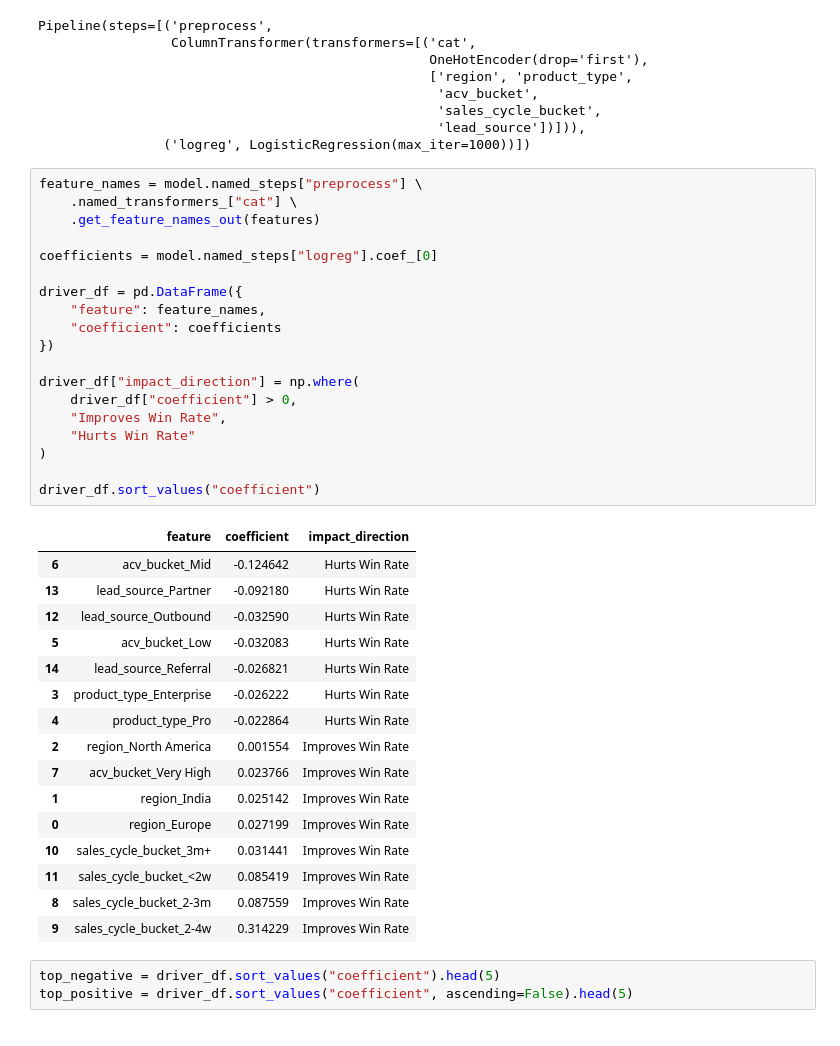
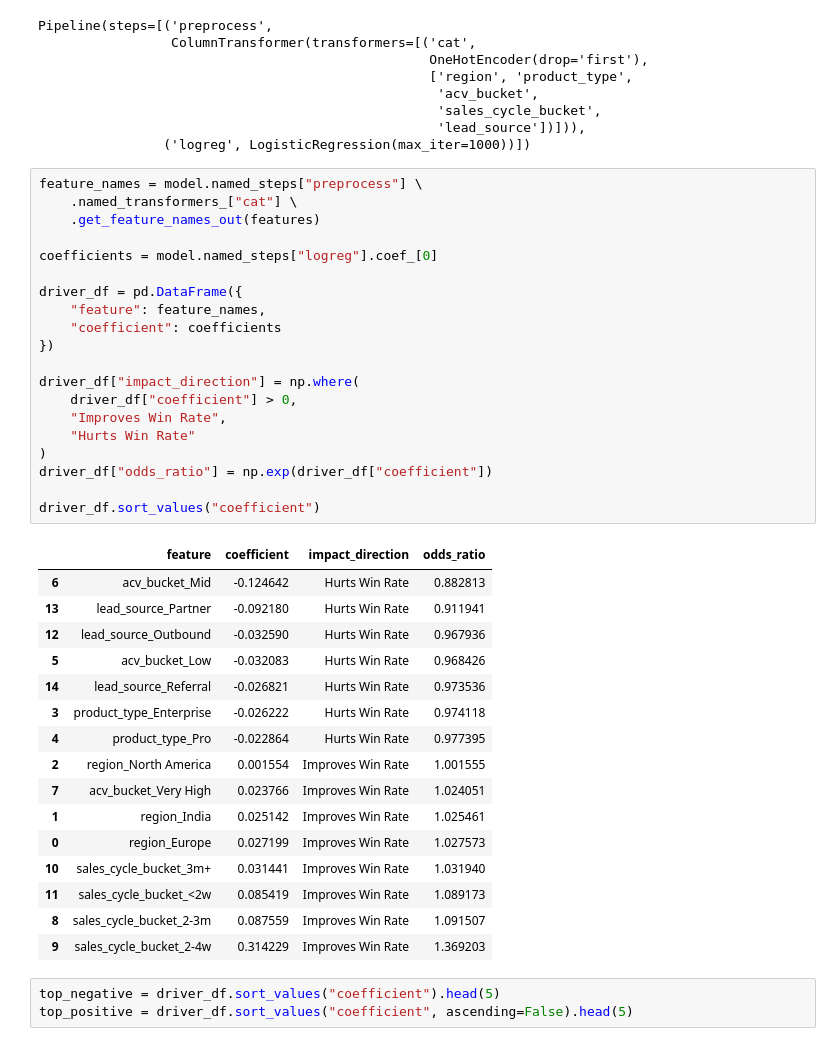
Before and after one commit to ShubhPundir/SkyGeni-Task, a Jupyter notebook: Win Rate Driver Analysis.ipynb, the cells around one changed output. Cells and saved outputs as stored; diff of their text form.

```diff
--- a/Win Rate Driver Analysis.ipynb
+++ b/Win Rate Driver Analysis.ipynb
@@ -333,39 +343,40 @@ Pipeline(steps=[('preprocess',
 # %%
 feature_names = model.named_steps["preprocess"] \
     .named_transformers_["cat"] \
     .get_feature_names_out(features)
 
 coefficients = model.named_steps["logreg"].coef_[0]
 
 driver_df = pd.DataFrame({
     "feature": feature_names,
     "coefficient": coefficients
 })
 
 driver_df["impact_direction"] = np.where(
     driver_df["coefficient"] > 0,
     "Improves Win Rate",
     "Hurts Win Rate"
 )
+driver_df["odds_ratio"] = np.exp(driver_df["coefficient"])
 
 driver_df.sort_values("coefficient")
 # %% [output]
-|  | feature | coefficient | impact_direction |
-| 6 | acv_bucket_Mid | -0.124642 | Hurts Win Rate |
-| 13 | lead_source_Partner | -0.092180 | Hurts Win Rate |
-| 12 | lead_source_Outbound | -0.032590 | Hurts Win Rate |
-| 5 | acv_bucket_Low | -0.032083 | Hurts Win Rate |
-| 14 | lead_source_Referral | -0.026821 | Hurts Win Rate |
-| 3 | product_type_Enterprise | -0.026222 | Hurts Win Rate |
-| 4 | product_type_Pro | -0.022864 | Hurts Win Rate |
-| 2 | region_North America | 0.001554 | Improves Win Rate |
-| 7 | acv_bucket_Very High | 0.023766 | Improves Win Rate |
-| 1 | region_India | 0.025142 | Improves Win Rate |
-| 0 | region_Europe | 0.027199 | Improves Win Rate |
-| 10 | sales_cycle_bucket_3m+ | 0.031441 | Improves Win Rate |
-| 11 | sales_cycle_bucket_<2w | 0.085419 | Improves Win Rate |
-| 8 | sales_cycle_bucket_2-3m | 0.087559 | Improves Win Rate |
-| 9 | sales_cycle_bucket_2-4w | 0.314229 | Improves Win Rate |
+|  | feature | coefficient | impact_direction | odds_ratio |
+| 6 | acv_bucket_Mid | -0.124642 | Hurts Win Rate | 0.882813 |
+| 13 | lead_source_Partner | -0.092180 | Hurts Win Rate | 0.911941 |
+| 12 | lead_source_Outbound | -0.032590 | Hurts Win Rate | 0.967936 |
+| 5 | acv_bucket_Low | -0.032083 | Hurts Win Rate | 0.968426 |
+| 14 | lead_source_Referral | -0.026821 | Hurts Win Rate | 0.973536 |
+| 3 | product_type_Enterprise | -0.026222 | Hurts Win Rate | 0.974118 |
+| 4 | product_type_Pro | -0.022864 | Hurts Win Rate | 0.977395 |
+| 2 | region_North America | 0.001554 | Improves Win Rate | 1.001555 |
+| 7 | acv_bucket_Very High | 0.023766 | Improves Win Rate | 1.024051 |
+| 1 | region_India | 0.025142 | Improves Win Rate | 1.025461 |
+| 0 | region_Europe | 0.027199 | Improves Win Rate | 1.027573 |
+| 10 | sales_cycle_bucket_3m+ | 0.031441 | Improves Win Rate | 1.031940 |
+| 11 | sales_cycle_bucket_<2w | 0.085419 | Improves Win Rate | 1.089173 |
+| 8 | sales_cycle_bucket_2-3m | 0.087559 | Improves Win Rate | 1.091507 |
+| 9 | sales_cycle_bucket_2-4w | 0.314229 | Improves Win Rate | 1.369203 |
 # %%
 top_negative = driver_df.sort_values("coefficient").head(5)
 top_positive = driver_df.sort_values("coefficient", ascending=False).head(5)
```
Also changed, not shown: parts of 10 cells of this notebook.
